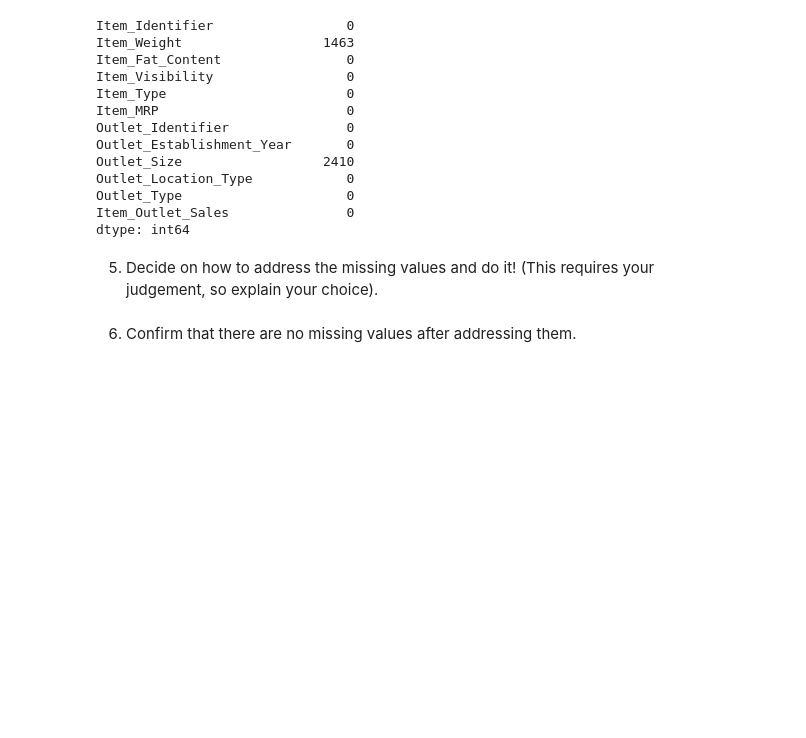
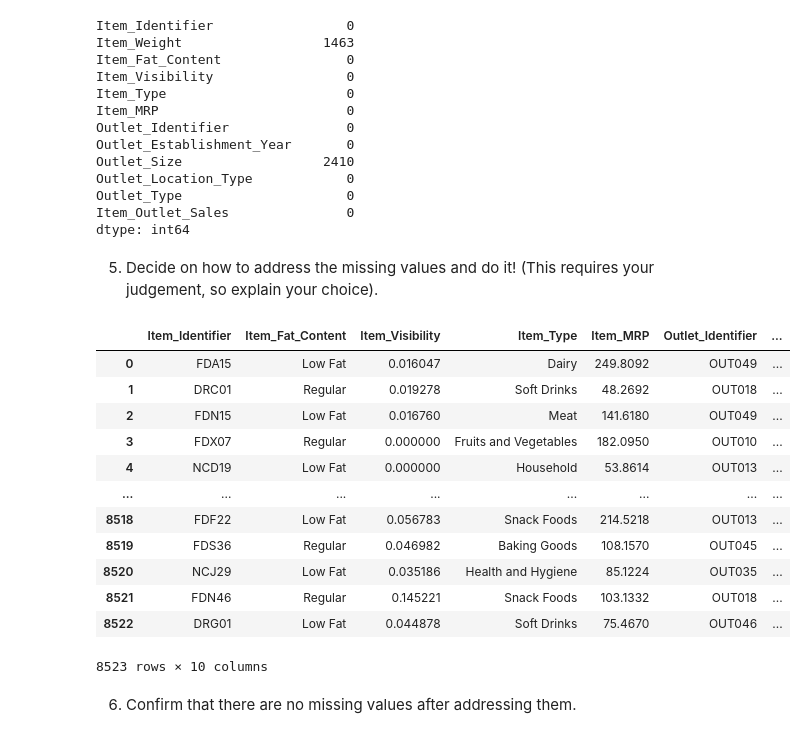
Before and after one commit to tjbingamon/Prediction-of-Product-Sales, a Jupyter notebook: Prediction-of-Product-Sales.ipynb, the cells around one changed output. Drawn from its saved outputs; the diff is of its cells as text; code cells hidden in the pictures; blank space fills up the shorter version.

```diff
--- a/Prediction-of-Product-Sales.ipynb
+++ b/Prediction-of-Product-Sales.ipynb
@@ -110,9 +110,26 @@ dtype: int64
 # %% [markdown]
 5. Decide on how to address the missing values and do it! (This requires your judgement, so explain your choice).
 # %%
+# "Outlet_Establishment_Year", "Outlet_Location_Type", and "Outlet_Type" are not relevant to the data we need.
+product_df2 = product_df
+product_df2.drop(columns=['Outlet_Establishment_Year', 'Outlet_Location_Type', 'Outlet_Type'])
 # the Item_Weight and Outlet_Size both contain missing values that are irrelevant to the exploratory analysis of the assignemnt.
-product_df2 = product_df
 product_df2.dropna(axis=1, inplace=True)
+product_df2
+# %% [output]
+|  | Item_Identifier | Item_Fat_Content | Item_Visibility | Item_Type | Item_MRP | Outlet_Identifier | ... |
+| 0 | FDA15 | Low Fat | 0.016047 | Dairy | 249.8092 | OUT049 | ... |
+| 1 | DRC01 | Regular | 0.019278 | Soft Drinks | 48.2692 | OUT018 | ... |
+| 2 | FDN15 | Low Fat | 0.016760 | Meat | 141.6180 | OUT049 | ... |
+| 3 | FDX07 | Regular | 0.000000 | Fruits and Vegetables | 182.0950 | OUT010 | ... |
+| 4 | NCD19 | Low Fat | 0.000000 | Household | 53.8614 | OUT013 | ... |
+| ... | ... | ... | ... | ... | ... | ... | ... |
+| 8518 | FDF22 | Low Fat | 0.056783 | Snack Foods | 214.5218 | OUT013 | ... |
+| 8519 | FDS36 | Regular | 0.046982 | Baking Goods | 108.1570 | OUT045 | ... |
+| 8520 | NCJ29 | Low Fat | 0.035186 | Health and Hygiene | 85.1224 | OUT035 | ... |
+| 8521 | FDN46 | Regular | 0.145221 | Snack Foods | 103.1332 | OUT018 | ... |
+| 8522 | DRG01 | Low Fat | 0.044878 | Soft Drinks | 75.4670 | OUT046 | ... |
+8523 rows × 10 columns
 # %% [markdown]
 6. Confirm that there are no missing values after addressing them.
 # %%
```
Also changed, not shown: parts of 4 cells of this notebook.
